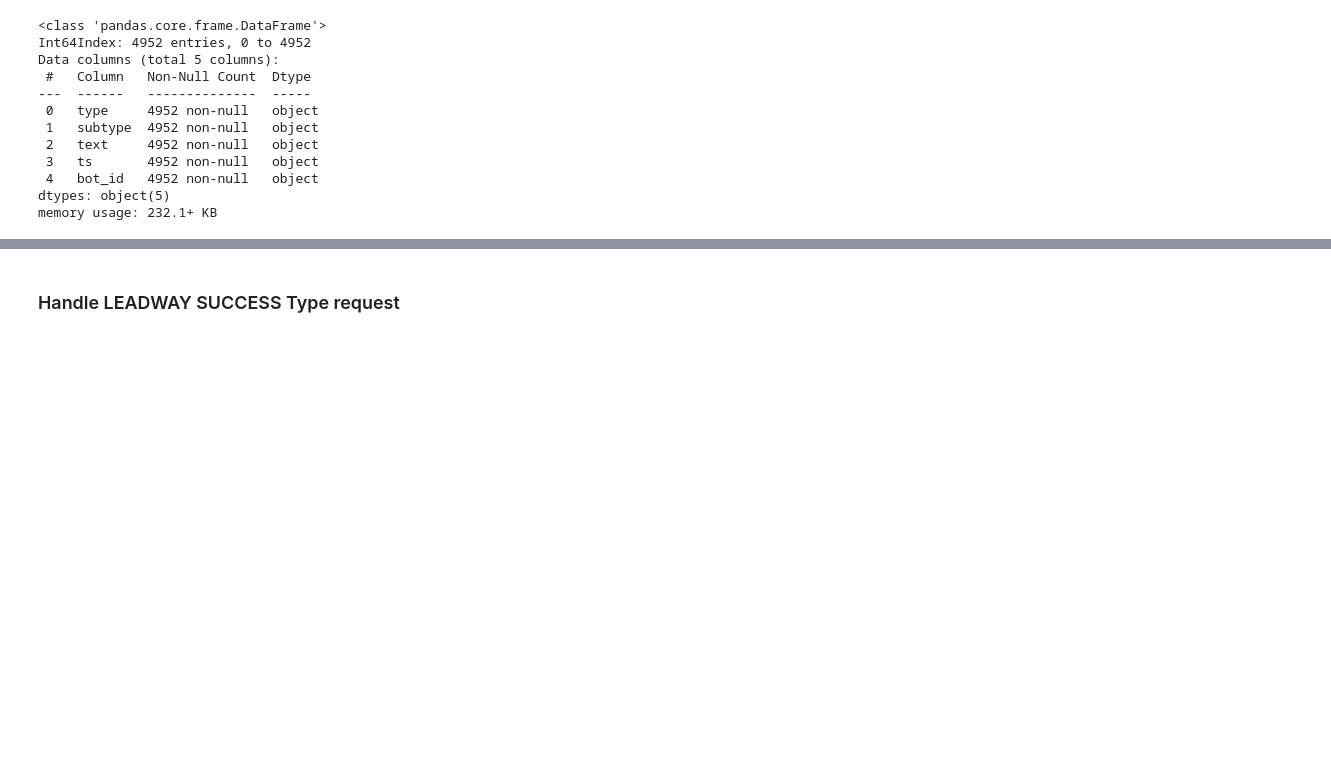
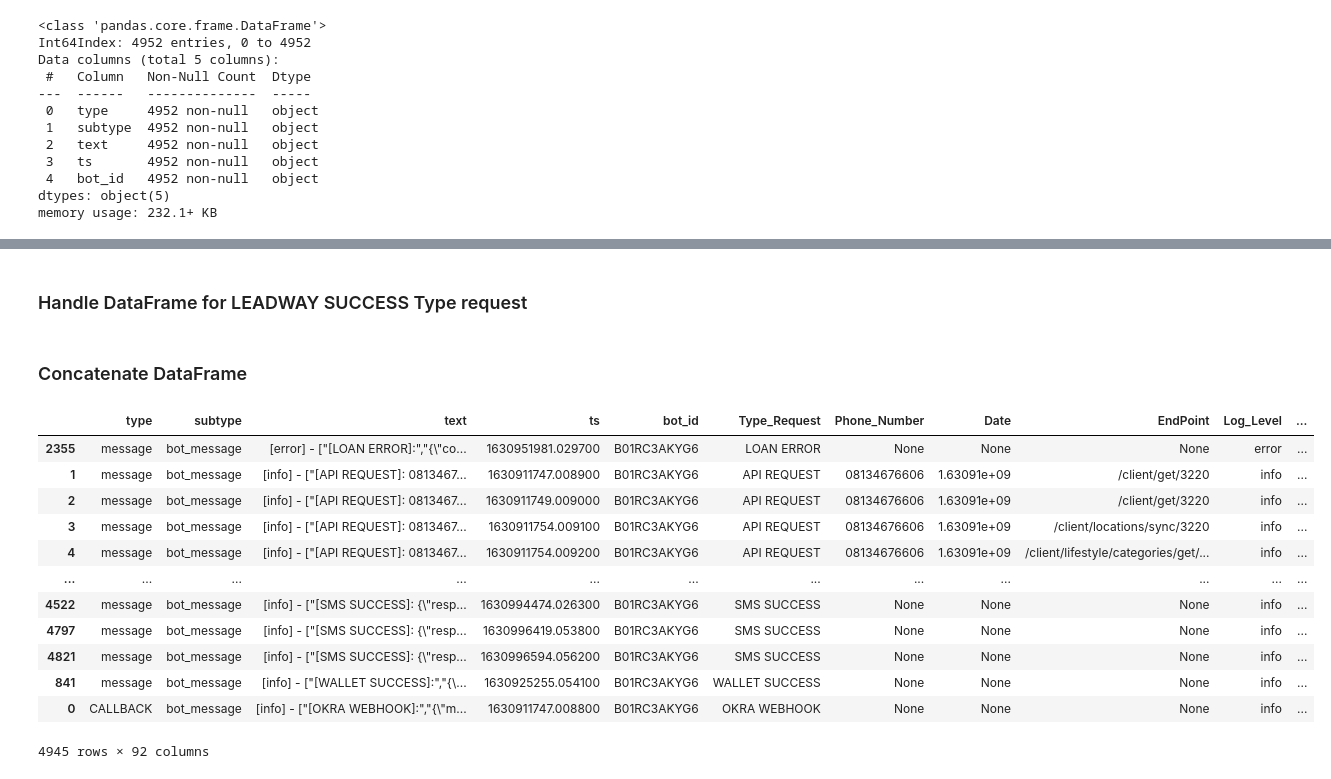
Before and after one commit to pfolaa/dsti-labs, a Jupyter notebook: fraud_detection.ipynb, the cells around one changed output, grey strips where cells are left out. Cells and saved outputs as stored; diff of their text form; code cells hidden in the pictures; blank space fills up the shorter version.

```diff
--- a/fraud_detection.ipynb
+++ b/fraud_detection.ipynb
@@ -252,4 +217,0 @@ for i in resultat_leadway:
-# %%
-df_raw = df_raw.drop(first_index_succ)
-df_raw = df_raw.drop(last_index_succ)
-df_raw.info()
@@ -290,13 +222,3 @@ pd.DataFrame(df_sans_crochet)
 # %% [markdown]
 ### OLD: Handle log level "Error"
 NB: faire un docstring (''' ''') pour chaque fonction
-# %%
-import re
-df_raw['text'][2355]
-
-text_error = df_raw['text'][2355].replace('"', "'")
-pattern = regex.compile(r"{?[a-z :A-Z 0-9\\,=_`']+selfie")
-resul_patt = pattern.findall(text_error)
-ress = resul_patt[0].replace("\\", " ").replace("'name'", "name")
-a = re.sub("`", "", ress)
-a
@@ -1189,6 +584,6 @@ def parse_row_api_request(df_api_request):
 # %%
 df_api_request_ = df_raw[df_raw['text'].str.contains('API REQUEST')]
-resutat_df_api = parse_row_error(df_api_request_)
-resutat_df_api.head(50)
+resutat_df_api = parse_row_api_request(df_api_request_)
+resutat_df_api.head(10)
 resutat_df_api.info()
 # %% [markdown]
@@ -2221,0 +1335,3 @@ def parse_row_okra_webhook_function(df_okra):
+# %%
+df_okra_webhook = df_raw[df_raw['text'].str.contains('OKRA WEBHOOK')]
+parse_row_okra_webhook_function(df_okra_webhook)
@@ -2222,2 +1359,2 @@ def parse_row_okra_webhook_function(df_okra):
 # %% [markdown]
-### Handle LEADWAY SUCCESS Type request
+### Handle DataFrame for LEADWAY SUCCESS Type request
@@ -2410,0 +1447,21 @@ def parse_row_leadway_function(df_leadway_success):
+# %% [markdown]
+### Concatenate DataFrame
+# %%
+pdList = [df_error, resutat_df_api, resutat_df_client_mobile_login, resutat_df_sms_payload,
+          resutat_df_sms_success, resutat_df_wallet_success, df_okra_webhook]  # List of our dataframes
+df_final = pd.concat(pdList)
+df_final
+# %% [output]
+|  | type | subtype | text | ts | bot_id | Type_Request | Phone_Number | Date | EndPoint | Log_Level | ... |
+| 2355 | message | bot_message | [error] - ["[LOAN ERROR]:","{\"co... | 1630951981.029700 | B01RC3AKYG6 | LOAN ERROR | None | None | None | error | ... |
+| 1 | message | bot_message | [info] - ["[API REQUEST]: 0813467... | 1630911747.008900 | B01RC3AKYG6 | API REQUEST | 08134676606 | 1.63091e+09 | /client/get/3220 | info | ... |
+| 2 | message | bot_message | [info] - ["[API REQUEST]: 0813467... | 1630911749.009000 | B01RC3AKYG6 | API REQUEST | 08134676606 | 1.63091e+09 | /client/get/3220 | info | ... |
+| 3 | message | bot_message | [info] - ["[API REQUEST]: 0813467... | 1630911754.009100 | B01RC3AKYG6 | API REQUEST | 08134676606 | 1.63091e+09 | /client/locations/sync/3220 | info | ... |
+| 4 | message | bot_message | [info] - ["[API REQUEST]: 0813467... | 1630911754.009200 | B01RC3AKYG6 | API REQUEST | 08134676606 | 1.63091e+09 | /client/lifestyle/categories/get/... | info | ... |
+| ... | ... | ... | ... | ... | ... | ... | ... | ... | ... | ... | ... |
+| 4522 | message | bot_message | [info] - ["[SMS SUCCESS]: {\"resp... | 1630994474.026300 | B01RC3AKYG6 | SMS SUCCESS | None | None | None | info | ... |
+| 4797 | message | bot_message | [info] - ["[SMS SUCCESS]: {\"resp... | 1630996419.053800 | B01RC3AKYG6 | SMS SUCCESS | None | None | None | info | ... |
+| 4821 | message | bot_message | [info] - ["[SMS SUCCESS]: {\"resp... | 1630996594.056200 | B01RC3AKYG6 | SMS SUCCESS | None | None | None | info | ... |
+| 841 | message | bot_message | [info] - ["[WALLET SUCCESS]:","{\... | 1630925255.054100 | B01RC3AKYG6 | WALLET SUCCESS | None | None | None | info | ... |
+| 0 | CALLBACK | bot_message | [info] - ["[OKRA WEBHOOK]:","{\"m... | 1630911747.008800 | B01RC3AKYG6 | OKRA WEBHOOK | None | None | None | info | ... |
+4945 rows × 92 columns
```
Also changed, not shown: parts of 46 cells of this notebook.
